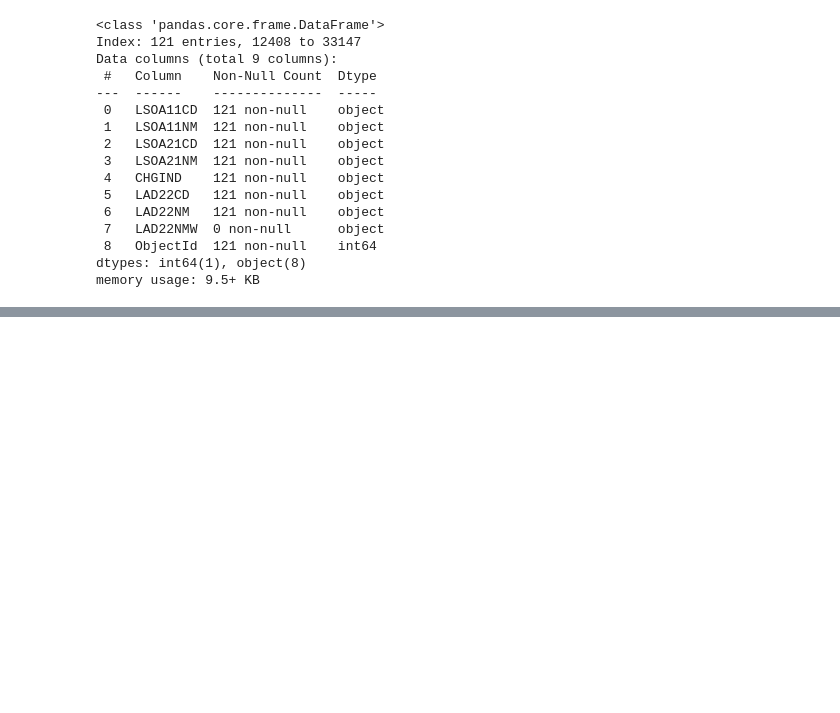
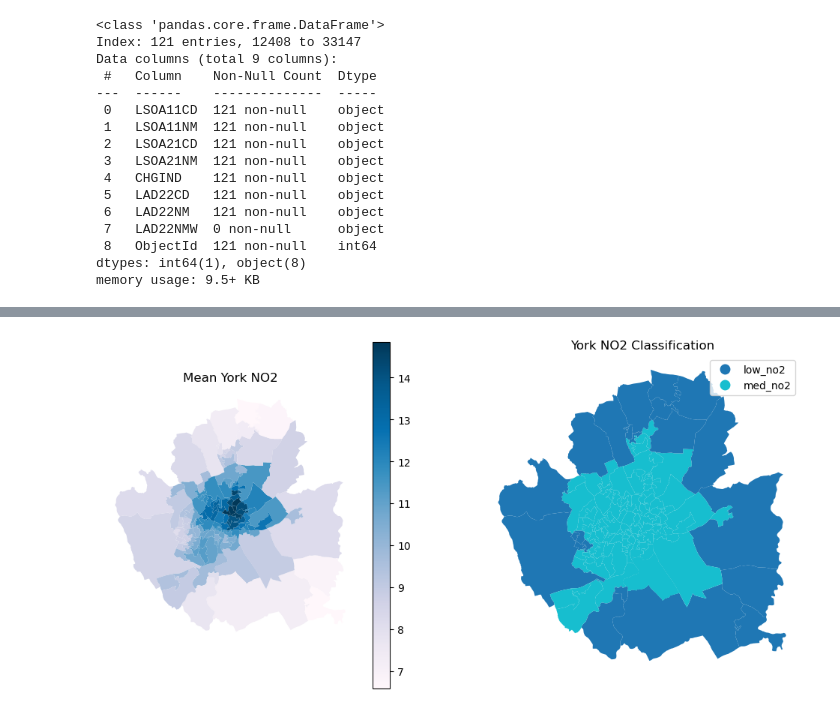
Before and after one commit to FionaJenHallam/FH-GEOG5995M-Final-Project, a Jupyter notebook: FH_GEOG5995m_Final_Project.ipynb, the cells around one changed output, grey strips where cells are left out. Saved outputs shown, nothing was run; the diff lists cells and outputs as text; code cells hidden in the pictures; blank space fills up the shorter version.

```diff
--- a/FH_GEOG5995m_Final_Project.ipynb
+++ b/FH_GEOG5995m_Final_Project.ipynb
@@ -185,0 +298,3 @@ memory usage: 15.1+ KB
+# %%
+# Now to plot the no2 levels geographically we read in a spatial data file
+yorkspatial = gpd.read_file("/Users/user/Documents/Manchester University/GEOG5995M_Programming_For_Social_Sciences/Assignment/2.Final_Project/england_lsoa_2011.shp")
@@ -185,0 +328,3 @@ memory usage: 15.1+ KB
+# %%
+# Merge spatial data into yorkahah dataframe by matching 'LSOA11CD' column to 'code' column
+spatialyorkahah = yorkspatial.merge(yorkahah, left_on='code', right_on='LSOA11CD')
@@ -186 +383,29 @@ memory usage: 15.1+ KB
+# %%
+# Now we can plot a map visualising the nitrogen dioxide levels and accompanying classification in York
+
+# Create a figure with two subplots
+f, ax = plt.subplots(1,2, figsize=(12, 6))
+
+# Plot the mean_no2 in subplot 1
+spatialyorkahah.plot(ax=ax[0], column='mean_no2', cmap='PuBu', legend=True)
+
+# Plot no2_level in subplot 2
+spatialyorkahah.plot(ax=ax[1], column='no2_level', legend=True)
+
+# Give subplot 1 an informative title
+ax[0].set_title('Mean York NO2')
+
+# Give subplot 2 an informative title
+ax[1].set_title('York NO2 Classification')
+
+# Make axis invisivle for subplot 1
+ax[0].set_axis_off()
+
+# Make axis invisible for subplot 2
+ax[1].set_axis_off()
+
+# Show the map
+plt.show()
+# %% [output]
+[figure, added]
 # %% [markdown]
```
Also changed, not shown: parts of 44 cells of this notebook.
